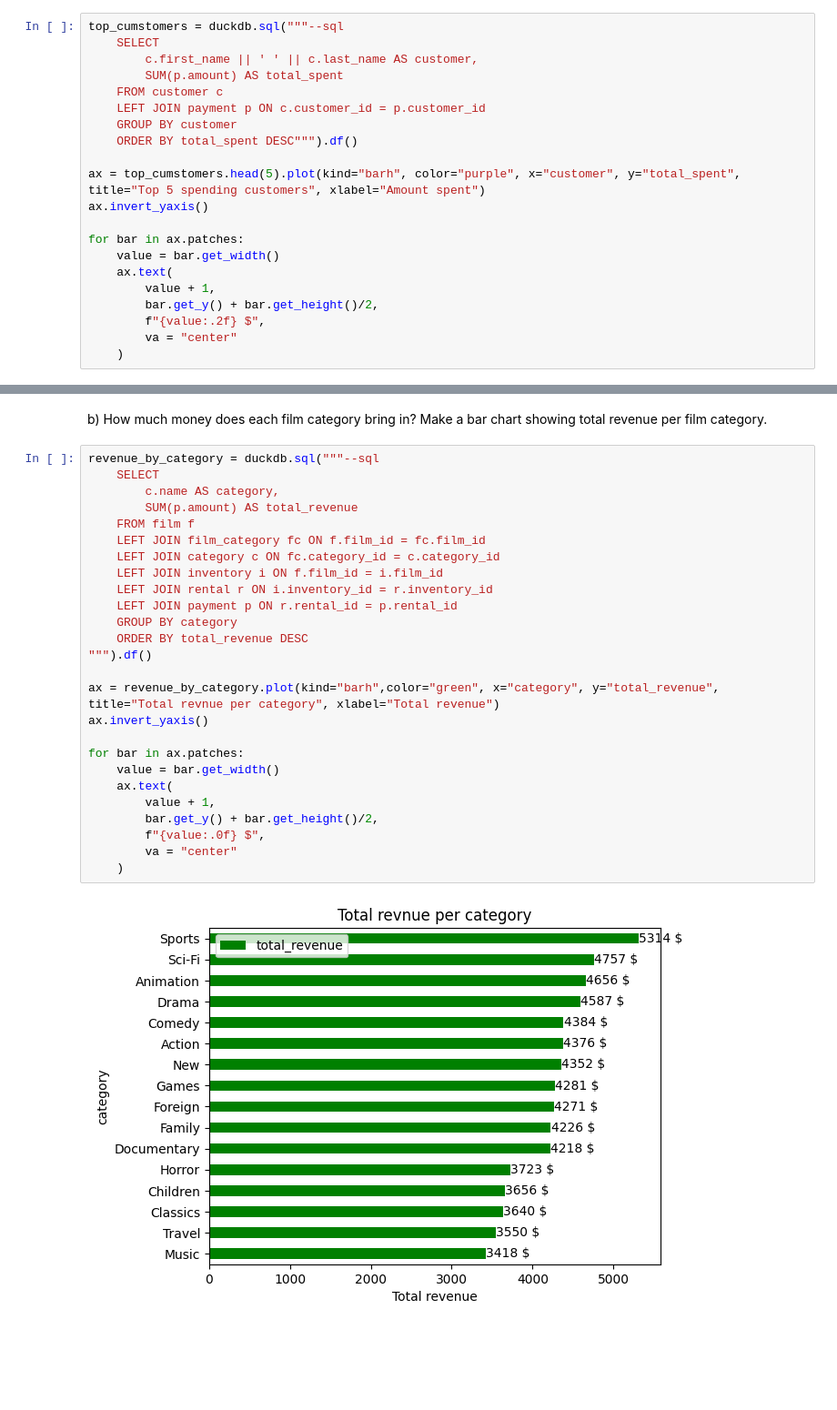
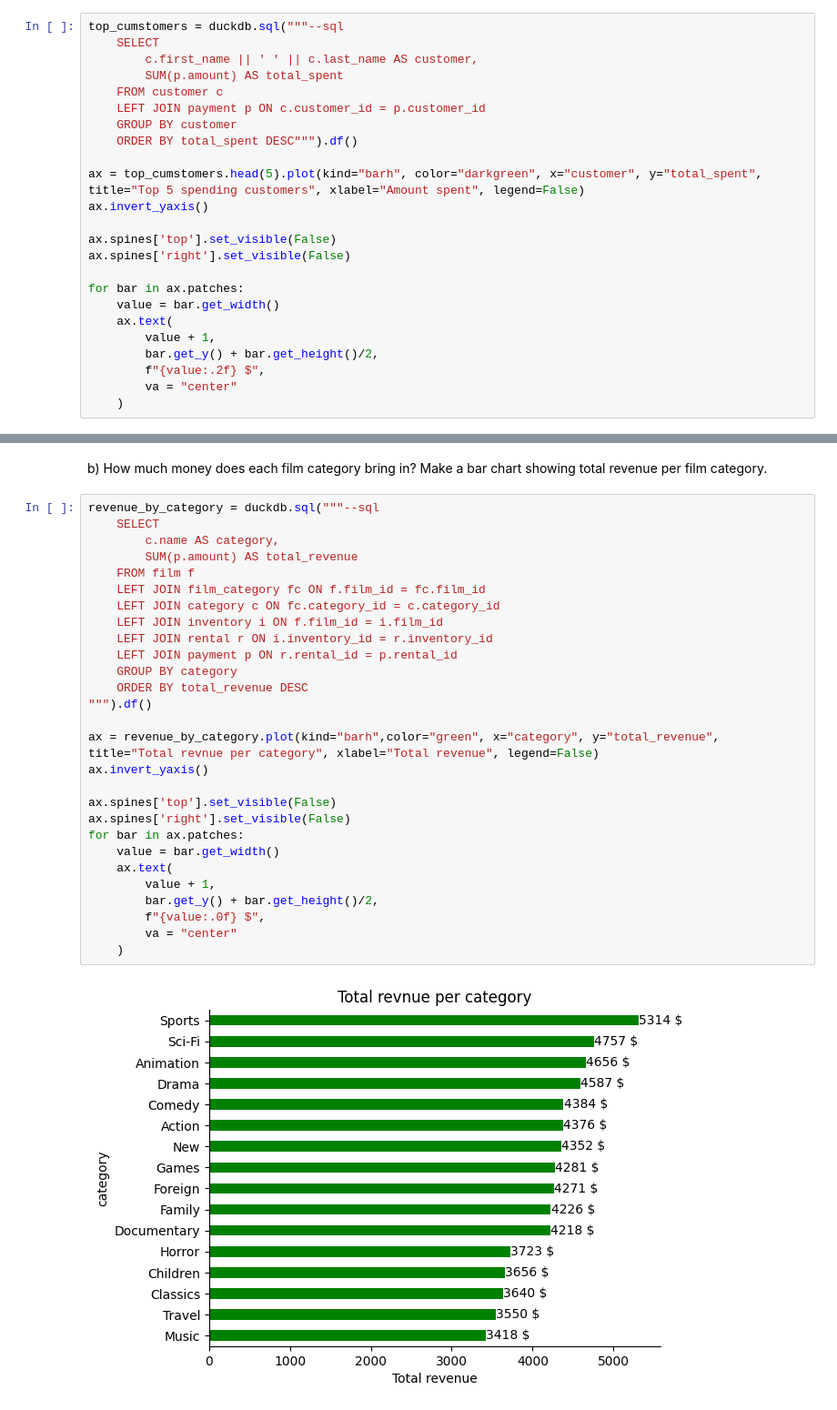
Before and after one commit to FellanNokes/lab_sql_felix_kjellberg, a Jupyter notebook: analysis.ipynb, the cells around one changed output, grey strips where cells are left out. Shown: that part at 91% size. Saved outputs shown, nothing was run; the diff lists cells and outputs as text; blank space fills up the shorter version.

```diff
--- a/analysis.ipynb
+++ b/analysis.ipynb
@@ -221,8 +261,11 @@ top_cumstomers = duckdb.sql("""--sql
     GROUP BY customer
     ORDER BY total_spent DESC""").df()
 
-ax = top_cumstomers.head(5).plot(kind="barh", color="purple", x="customer", y="total_spent", title="Top 5 spending customers", xlabel="Amount spent")
+ax = top_cumstomers.head(5).plot(kind="barh", color="darkgreen", x="customer", y="total_spent", title="Top 5 spending customers", xlabel="Amount spent", legend=False)
 ax.invert_yaxis()
+
+ax.spines['top'].set_visible(False)
+ax.spines['right'].set_visible(False)
 
 for bar in ax.patches:
     value = bar.get_width()
@@ -240,28 +283,30 @@ category.
 # %%
 revenue_by_category = duckdb.sql("""--sql
     SELECT
         c.name AS category,
         SUM(p.amount) AS total_revenue
     FROM film f
     LEFT JOIN film_category fc ON f.film_id = fc.film_id
     LEFT JOIN category c ON fc.category_id = c.category_id
     LEFT JOIN inventory i ON f.film_id = i.film_id
     LEFT JOIN rental r ON i.inventory_id = r.inventory_id
     LEFT JOIN payment p ON r.rental_id = p.rental_id
     GROUP BY category
     ORDER BY total_revenue DESC
 """).df()
 
-ax = revenue_by_category.plot(kind="barh",color="green", x="category", y="total_revenue", title="Total revnue per category", xlabel="Total revenue")
+ax = revenue_by_category.plot(kind="barh",color="green", x="category", y="total_revenue", title="Total revnue per category", xlabel="Total revenue", legend=False)
 ax.invert_yaxis()
 
+ax.spines['top'].set_visible(False)
+ax.spines['right'].set_visible(False)
 for bar in ax.patches:
     value = bar.get_width()
     ax.text(
         value + 1,
         bar.get_y() + bar.get_height()/2,
         f"{value:.0f} $",
         va = "center"
     )
 # %% [output]
-[figure, old version]
+[figure, new version]
```
Also changed, not shown: parts of 7 cells of this notebook.
